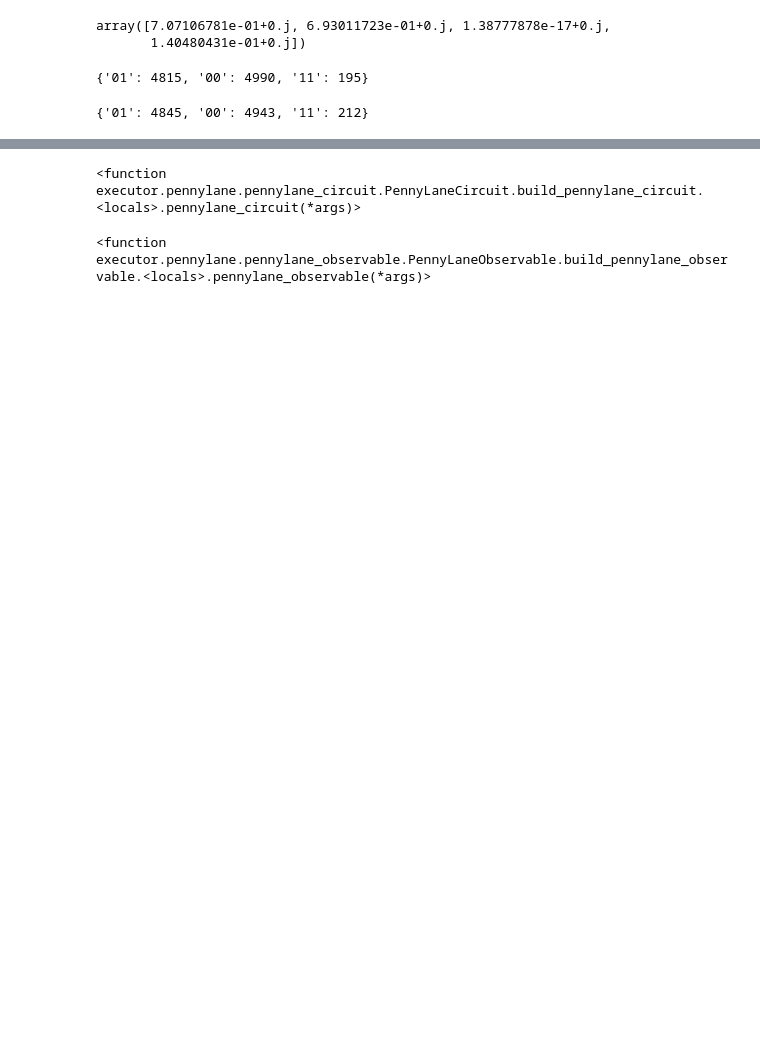
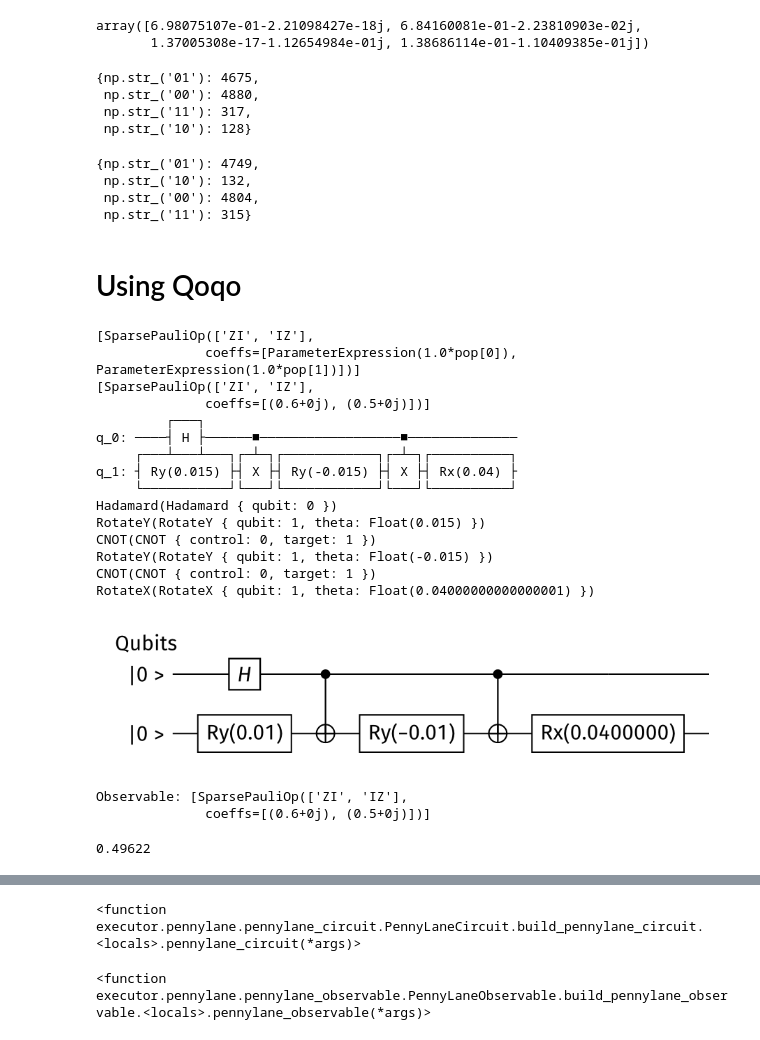
Before and after one commit to flaqship/qc-executor, a Jupyter notebook: examples/test.ipynb, the cells around one changed output, grey strips where cells are left out. Saved outputs shown, nothing was run; the diff lists cells and outputs as text; code cells hidden in the pictures; blank space fills up the shorter version.

Commit message:
Qoqo backend parameterized circuit support

```diff
--- a/examples/test.ipynb
+++ b/examples/test.ipynb
@@ -5,9 +5,11 @@ from qiskit.circuit import ParameterVector
 
 from executor.qulacs import QulacsCircuit, QulacsObservable
 
-x = ParameterVector('x',1)
-p = ParameterVector('p',2)
+x = ParameterVector("x", 1)
+p = ParameterVector("p", 2)
 
 qc = QuantumCircuit(2)
 qc.h(0)
-qc.cry(0, 1, p[0]*x[0])
+qc.cry(0, 1, p[0] * x[0])
+qc.rx(1, p[1] * x[0])
+qc
@@ -44,28 +46,36 @@ executor.expectation_value(
 # %%
 executor.statevector(
     qc,
-    pop = [0.5, 0.6],
-    x = [0.8],
-    p = [0.5],
+    pop=[0.5, 0.6],
+    x=[0.8],
+    p=[0.5, 0.4],
 )
 # %% [output]
-array([7.07106781e-01+0.j, 6.93011723e-01+0.j, 1.38777878e-17+0.j,
-       1.40480431e-01+0.j])
+array([6.98075107e-01-2.21098427e-18j, 6.84160081e-01-2.23810903e-02j,
+       1.37005308e-17-1.12654984e-01j, 1.38686114e-01-1.10409385e-01j])
 # %%
 executor.sample(
     qc,
-    pop = [0.5, 0.6],
-    x = [0.8],
-    p = [0.5],
+    pop=[0.5, 0.6],
+    x=[0.8],
+    p=[0.5, 0.4],
 )
 # %% [output]
-{'01': 4815, '00': 4990, '11': 195}
+{np.str_('01'): 4675,
+ np.str_('00'): 4880,
+ np.str_('11'): 317,
+ np.str_('10'): 128}
 # %%
 executor.sample(
     qc,
-    pop = [0.5, 0.6],
-    x = [0.8],
-    p = [0.5],
+    pop=[0.5, 0.6],
+    x=[0.8],
+    p=[0.5, 0.4],
 )
 # %% [output]
-{'01': 4845, '00': 4943, '11': 212}
+{np.str_('01'): 4749,
+ np.str_('10'): 132,
+ np.str_('00'): 4804,
+ np.str_('11'): 315}
+# %% [markdown]
+# Using Qoqo
@@ -71,0 +88,28 @@ executor.sample(
+# %%
+from executor.qoqo.qoqo_executor import QoqoExecutor
+
+
+executor = QoqoExecutor(seed=0, shots=10000)
+
+
+executor.expectation_value(qc, operator, x=[0.1], p=[0.3, 0.4], pop=[0.5, 0.6])
+# %% [output]
+[SparsePauliOp(['ZI', 'IZ'],
+              coeffs=[ParameterExpression(1.0*pop[0]), ParameterExpression(1.0*pop[1])])]
+[SparsePauliOp(['ZI', 'IZ'],
+              coeffs=[(0.6+0j), (0.5+0j)])]
+         ┌───┐
+q_0: ────┤ H ├──────■──────────────────■──────────────
+     ┌───┴───┴───┐┌─┴─┐┌────────────┐┌─┴─┐┌──────────┐
+q_1: ┤ Ry(0.015) ├┤ X ├┤ Ry(-0.015) ├┤ X ├┤ Rx(0.04) ├
+     └───────────┘└───┘└────────────┘└───┘└──────────┘
+Hadamard(Hadamard { qubit: 0 })
+RotateY(RotateY { qubit: 1, theta: Float(0.015) })
+CNOT(CNOT { control: 0, target: 1 })
+RotateY(RotateY { qubit: 1, theta: Float(-0.015) })
+CNOT(CNOT { control: 0, target: 1 })
+RotateX(RotateX { qubit: 1, theta: Float(0.04000000000000001) })
+[figure, added]
+Observable: [SparsePauliOp(['ZI', 'IZ'],
+              coeffs=[(0.6+0j), (0.5+0j)])]
+0.49622
```
Also changed, not shown: parts of 13 cells of this notebook, 4 other files.
